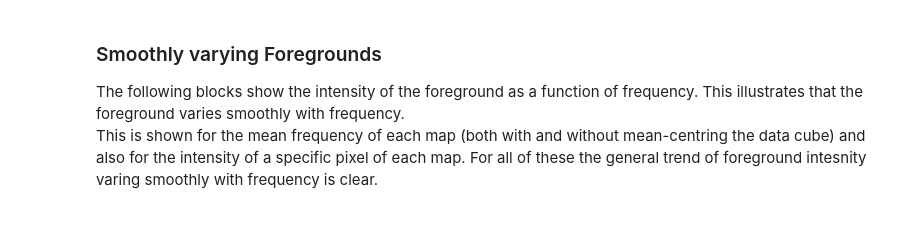
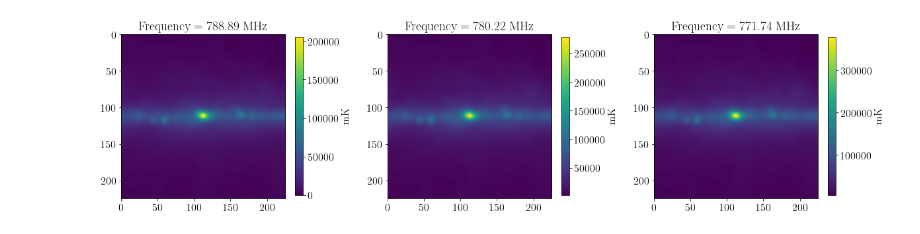
Before and after one commit to graciemcgill/ForegroundCleaningWithPCA, a Jupyter notebook: EXPLORING_THE_DATA.ipynb, the cells around one changed output. Cells and saved outputs as stored; diff of their text form; code cells hidden in the pictures.

```diff
--- a/EXPLORING_THE_DATA.ipynb
+++ b/EXPLORING_THE_DATA.ipynb
@@ -76,4 +83,26 @@ plt.savefig("plots/test.png")                       #change filename
-# %% [markdown]
-### Smoothly varying Foregrounds
-The following blocks show the intensity of the foreground as a function of frequency. This illustrates that the foreground varies smoothly with frequency. <br/>
-This is shown for the mean frequency of each map (both with and without mean-centring the data cube) and also for the intensity of a specific pixel of each map. For all of these the general trend of foreground intesnity varing smoothly with frequency is clear.
+# %%
+### PLOT TOTAL SIGNAL FOR VARIOUS FREQUENCIES ###
+
+fig = plt.figure(figsize=(20,8))
+fig.subplots_adjust(wspace=0.3)
+
+#Nz = 0
+plt.subplot(131)
+plt.imshow(T_ALL[:,:,0])
+plt.title(f"Frequency = {np.round(v[0],2)} MHz")
+
+plt.colorbar(label = "mK", shrink = 0.55)
+
+#Nz = 113
+plt.subplot(132)
+plt.imshow(T_ALL[:,:,112])
+plt.title(f"Frequency = {np.round(v[112],2)} MHz")
+plt.colorbar(label="mK", shrink = 0.55)
+
+#Nz = 224
+plt.subplot(133)
+plt.imshow(T_ALL[:,:,224])
+plt.title(f"Frequency = {np.round(v[224],2)} MHz")
+plt.colorbar(label = "mK", shrink = 0.55);
+# %% [output]
+[figure, added]
```
Also changed, not shown: parts of 22 cells of this notebook.
